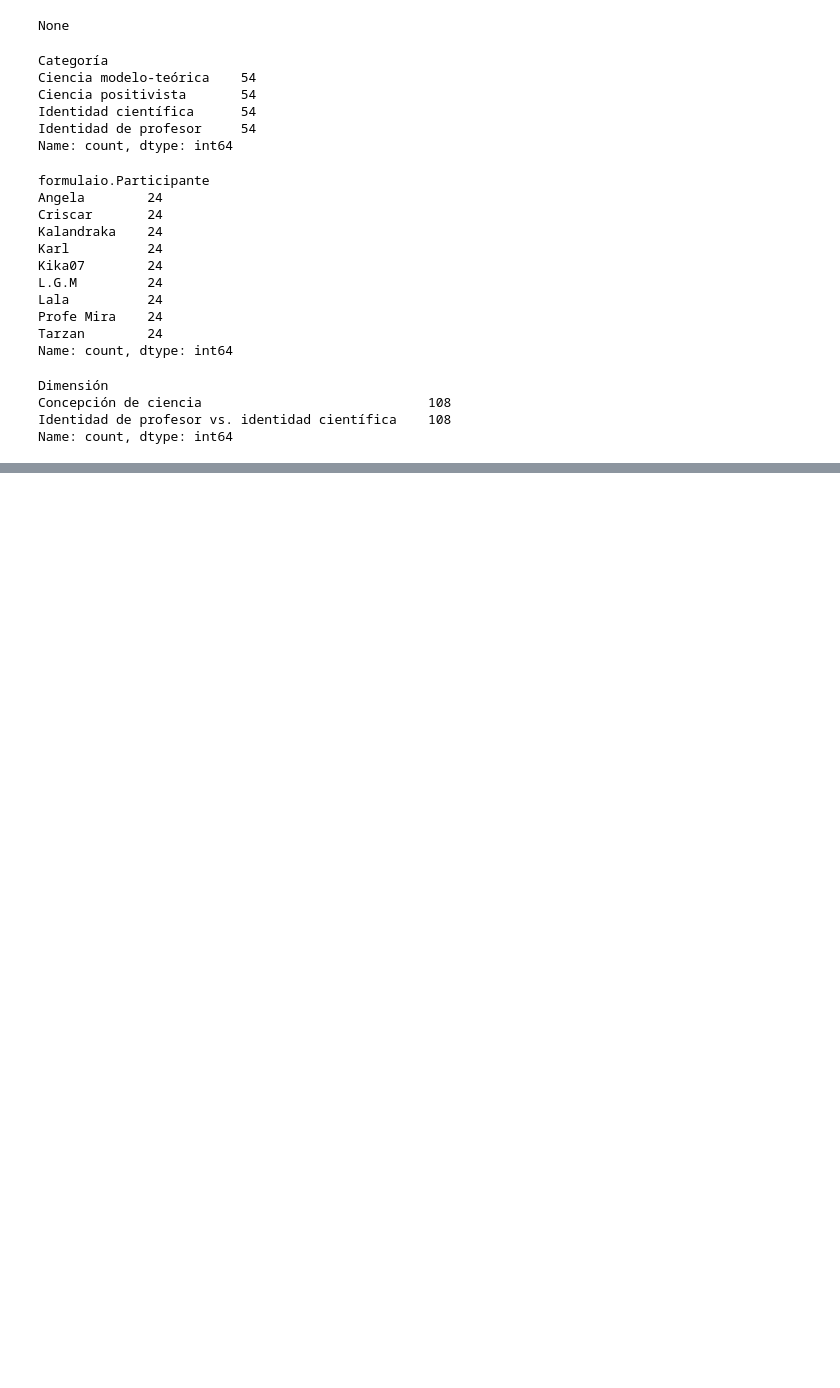
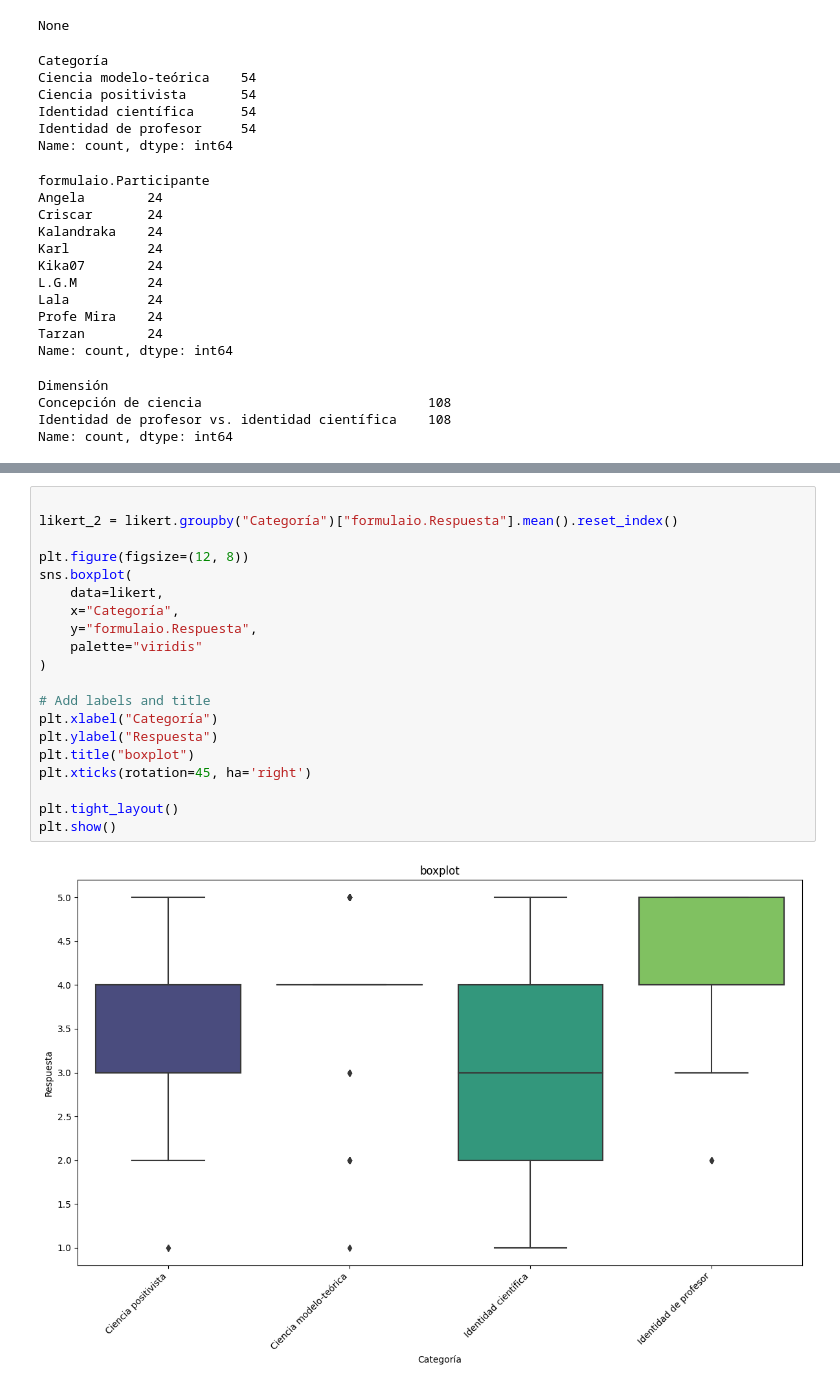
Before and after one commit to mcabas/Mike-Portfolio, a Jupyter notebook: other.projects/likert.ipynb, the cells around one changed output, grey strips where cells are left out. Cells and saved outputs as stored; diff of their text form; blank space fills up the shorter version.

Commit message:
likert

```diff
--- a/other.projects/likert.ipynb
+++ b/other.projects/likert.ipynb
@@ -119,0 +133,22 @@ Name: count, dtype: int64
+# %%
+
+likert_2 = likert.groupby("Categoría")["formulaio.Respuesta"].mean().reset_index()
+
+plt.figure(figsize=(12, 8))
+sns.boxplot(
+    data=likert,
+    x="Categoría",
+    y="formulaio.Respuesta",
+    palette="viridis"
+)
+
+# Add labels and title
+plt.xlabel("Categoría")
+plt.ylabel("Respuesta")
+plt.title("boxplot")
+plt.xticks(rotation=45, ha='right')
+
+plt.tight_layout()
+plt.show()
+# %% [output]
+[figure, added]
```
Also changed, not shown: parts of 4 cells of this notebook.
